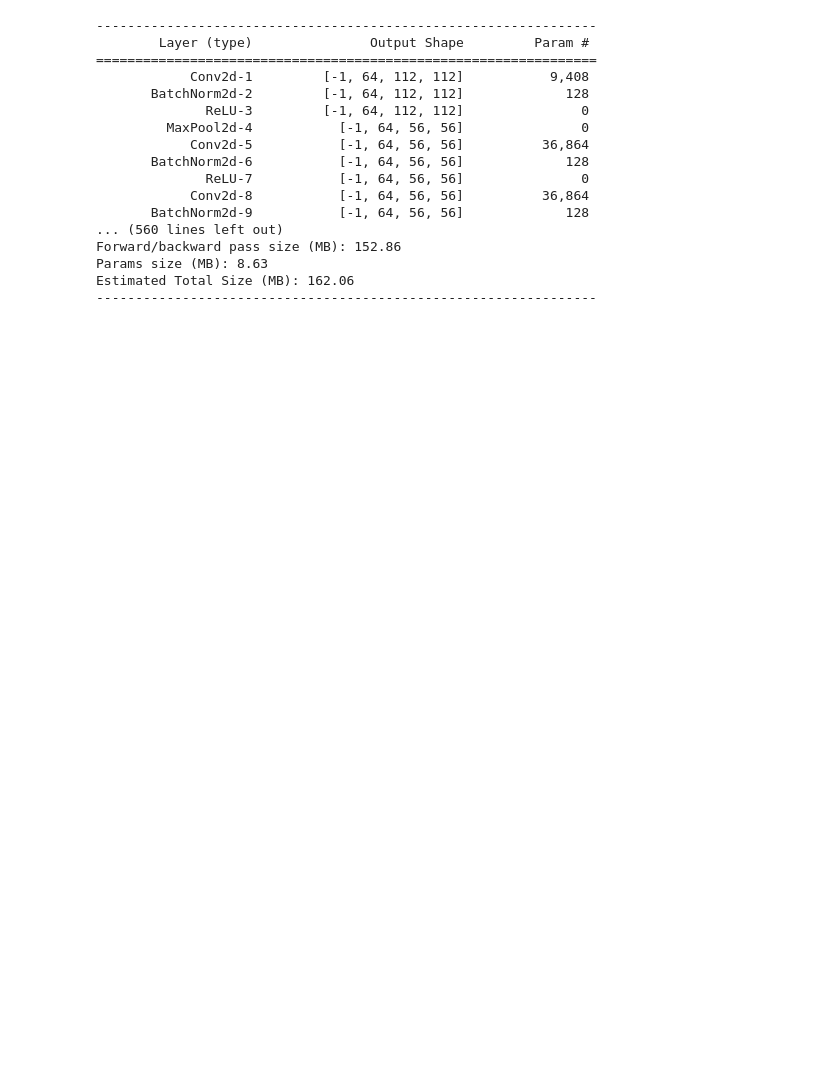
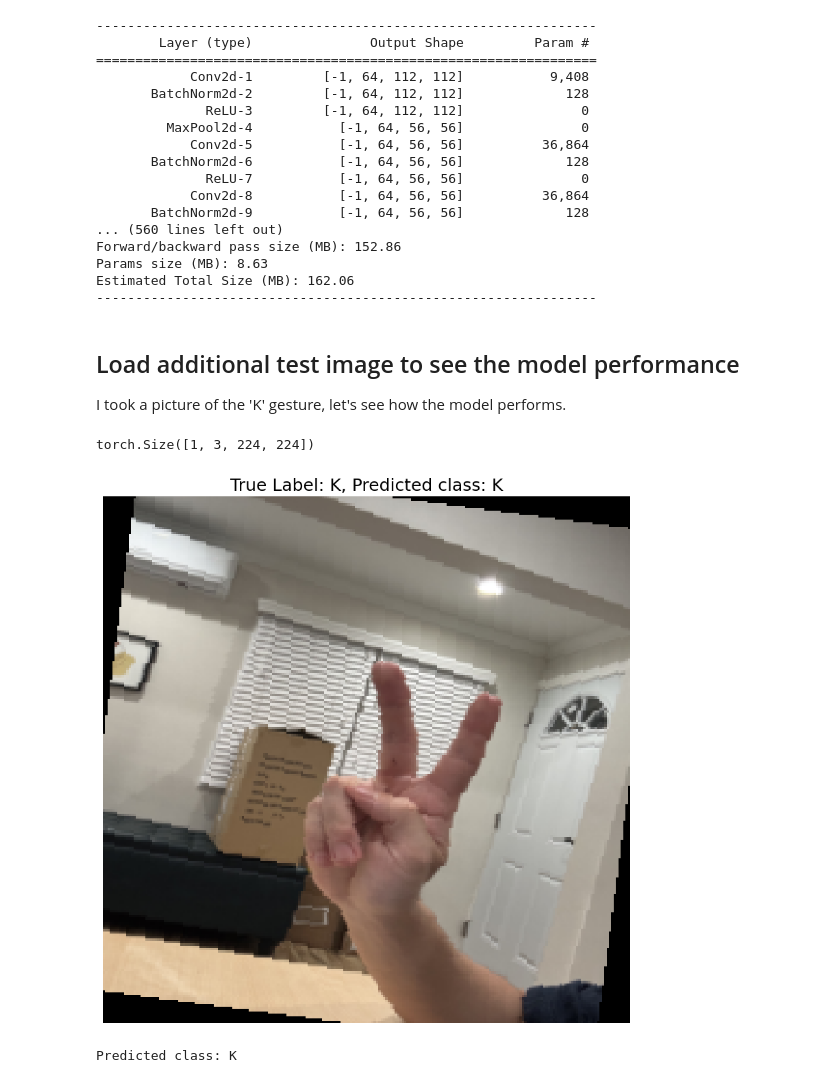
Before and after one commit to alex1792/EE541_Final_Project, a Jupyter notebook: EE541_Final_Project.ipynb, the cells around one changed output. Saved outputs shown, nothing was run; the diff lists cells and outputs as text; code cells hidden in the pictures; blank space fills up the shorter version.

Commit message:
Add testing image by myself
I took a image and send it into the model to check its prediction.

```diff
--- a/EE541_Final_Project.ipynb
+++ b/EE541_Final_Project.ipynb
@@ -1686,3 +1686,68 @@ Forward/backward pass size (MB): 152.86
 Params size (MB): 8.63
 Estimated Total Size (MB): 162.06
 ----------------------------------------------------------------
+# %% [markdown]
+## Load additional test image to see the model performance
+I took a picture of the 'K' gesture, let's see how the model performs.
+# %%
+from PIL import Image
+# import torch
+
+def load_single_image(image_path, transform=None):
+    # 打開圖片
+    image = Image.open(image_path)
+
+    # 應用轉換
+    if transform:
+        image = transform(image)
+
+    # 添加批次維度
+    image = image.unsqueeze(0)
+
+    return image
+
+# 使用示例
+image_path = '/content/drive/MyDrive/EE541_Final_Project/test_image/IMG_3605.jpg'
+single_image = load_single_image(image_path, transform=data_transforms)
+
+# plot the image I took after transformation
+transformed_image = single_image.squeeze().permute(1, 2, 0)
+transformed_image = transformed_image * torch.tensor([0.229, 0.224, 0.225]) + torch.tensor([0.485, 0.456, 0.406])
+transformed_image = transformed_image.clamp(0, 1)
+
+# 現在 single_image 是一個形狀為 [1, 3, 224, 224] 的張量
+print(single_image.shape)
+# %% [output]
+torch.Size([1, 3, 224, 224])
+# %%
+resnet50_model.eval()
+
+# check device
+device = torch.device("cuda" if torch.cuda.is_available() else "cpu")
+single_image = single_image.to(device)
+resnet18_model = resnet18_model.to(device)
+
+# prediction
+with torch.no_grad():
+    output = resnet18_model(single_image)
+
+# get prediction
+_, predicted = torch.max(output, 1)
+
+# get predicted class
+idx_to_class = {v: k for k, v in train_dataset.dataset.class_to_idx.items()}
+predicted_class = idx_to_class[predicted.item()]
+
+
+
+plt.figure(figsize=(10, 10))
+plt.imshow(transformed_image)
+plt.axis('off')
+plt.title(f'True Label: K, Predicted class: {predicted_class}', fontsize=18)
+plt.savefig('my_prediction.png')
+plt.show()
+
+print(f"Predicted class: {predicted_class}")
+# %% [output]
+[figure, added]
+Predicted class: K
```
Also changed, not shown: parts of 2 cells of this notebook.
